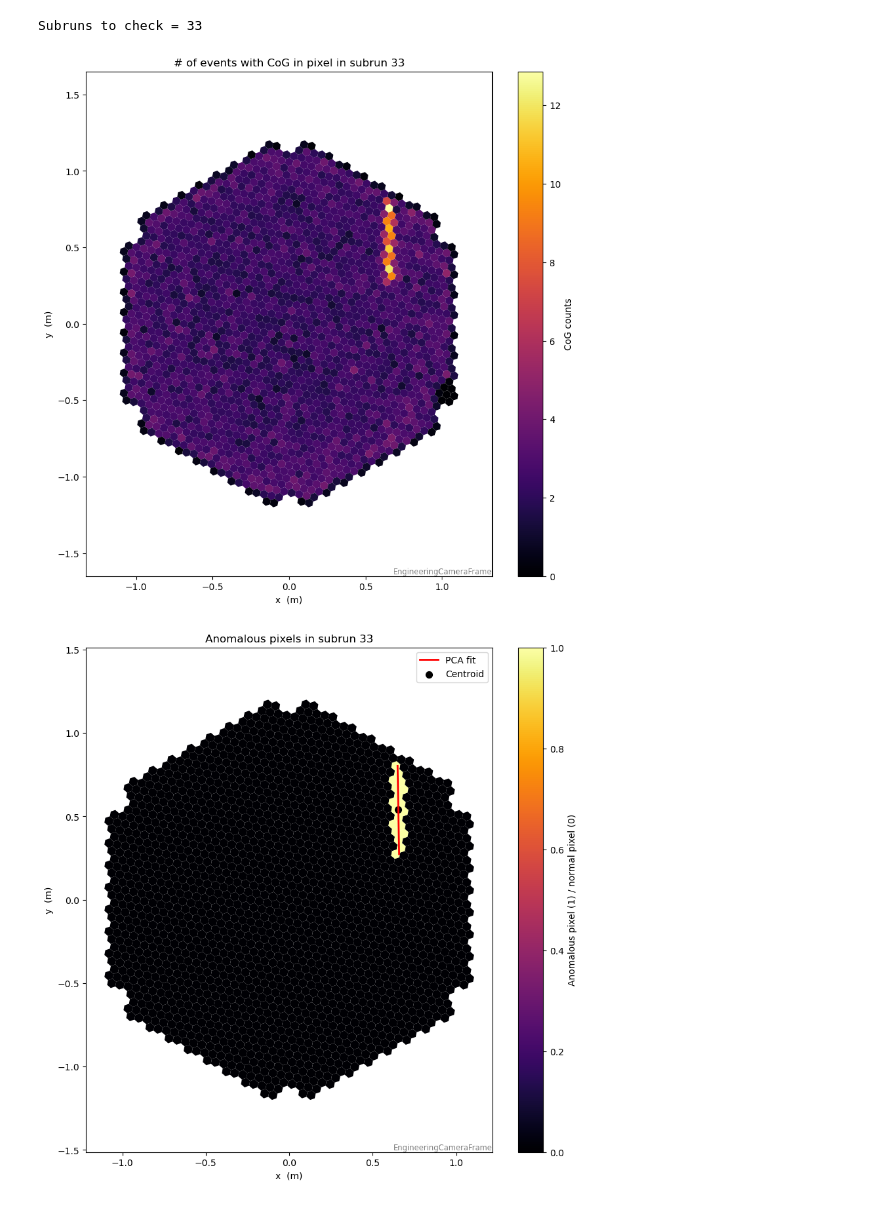
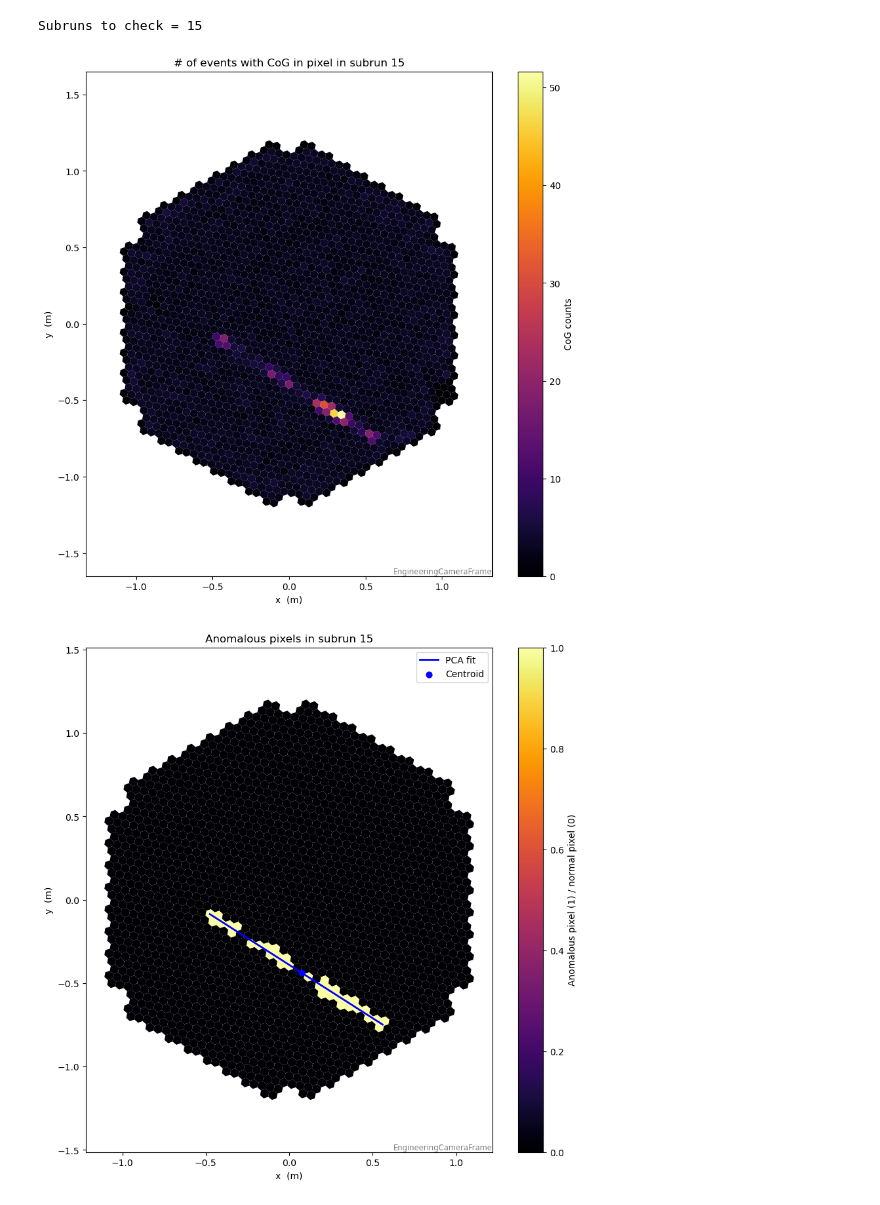
Before and after one commit to andreaprogram/Search-for-anomalous-events-in-LST-1-observations, a Jupyter notebook: Notebooks/filters_results.ipynb, the cells around one changed output. Cells and saved outputs as stored; diff of their text form; code cells hidden in the pictures.

Commit message:
implementation of PCA
PCA working correctly for runs 20757, 20767, 20727 (plotting of the line included)

```diff
--- a/Notebooks/filters_results.ipynb
+++ b/Notebooks/filters_results.ipynb
@@ -63,7 +63,7 @@ def robust_fitt(x, y, z_thresh=3.5):
             "intercept": intercept, "u_intercept": u_intercept,
             "good_points": good_points, "good_mask": good_masks, "valid": valid, "R2": R2}
 
-run_id = 20728
+run_id = 20767
 
 # READING RESULTS -------------------------------------------------------------------------------------------------------------------------------
 b = tables.open_file(r"/data/cta/users-ifae/summer_students/agl/checks_h5/checks_Run{run_id}.h5".format(run_id= run_id))
@@ -306,45 +284,42 @@ plt.show()
 plt.figure(figsize=(10, 10))
 camdisplay = CameraDisplay(
     camera_geom.transform_to(EngineeringCameraFrame()),
     title=f'Anomalous pixels in subrun {checks_3}',
     image=anomaly_image,
 )
 camdisplay.add_colorbar(label='Anomalous pixel (1) / normal pixel (0)')
 
 # Linear fit to check that indeed the path is linear, x=-y y=-x
 x_pixels = camera_geom.transform_to(EngineeringCameraFrame()).pix_x[mask_3[checks_3]].value  # .value to remove the units in the array, we need to transf to eng. camera frame to plot it correctly
 y_pixels = camera_geom.transform_to(EngineeringCameraFrame()).pix_y[mask_3[checks_3]].value
 
 m_pixels = np.column_stack((x_pixels, y_pixels)) #matrix of the shape columns: pixel, rows: x_pixel, y_pixel
 
 pca = PCA(n_components=1)
 pca.fit(m_pixels)
 
 centroid = pca.mean_
 direction_vector = pca.components_[0]
 
 ax = camdisplay.axes
-# Longitud de la recta que quieres dibujar
-t = np.linspace(min(y_pixels)-centroid[1], max(y_pixels)-centroid[1], 100)
 
-x_line = centroid[0] + t * direction_vector[0]
-y_line = centroid[1] + t * direction_vector[1]
+projection = (m_pixels - centroid) @ direction_vector # projection of the position of the pixels with respect to the centroid along the direction vector
 
-ax.plot(x_line, y_line, color="red", lw=2, label="PCA fit")
-ax.scatter(*centroid, color="black", s=50, label="Centroid")
-"""
-ax.plot(x_fit, pixels_fit["slope"]*x_fit + pixels_fit["intercept"],color='blue', label = f'Linear fit $y(x) = ({pixels_fit["slope"][0]:.4f} ± {pixels_fit["u_slope"][0]:.4f}) *x + ({pixels_fit["intercept"][0]:.4f} ± {pixels_fit["u_intercept"][0]:.4f})$, $R^2 = {pixels_fit["R2"][0]:.4f}$')
-ax.plot(x_fit, (pixels_fit["slope"] + pixels_fit["u_slope"])*x_fit + (pixels_fit["intercept"] + pixels_fit["u_intercept"]), '--', color='blue', alpha=0.6, label=f'$y(x) + u$')
-ax.plot(x_fit, (pixels_fit["slope"] - pixels_fit["u_slope"])*x_fit + (pixels_fit["intercept"] - pixels_fit["u_intercept"]), '--', color='blue', alpha=0.6, label=f'$y(x) - u$')
-"""
+t = np.linspace(projection.min(), projection.max(), 100) # drawing the line along the pixels used by the fit
+
+x_pca = centroid[0] + t * direction_vector[0]
+y_pca = centroid[1] + t * direction_vector[1]
+
+ax.plot(x_pca, y_pca, color="blue", lw=2, label="PCA fit")
+ax.scatter(*centroid, color="blue", s=40, label="Centroid")
+
 ax.legend()
 plt.show()
-
 
 # Trand to telescope
 # por pixel 0.1º = u ancho y alto respecto al centro. comparar desde el centro de cada pixel con el fit , a que sitancia esta y dividir por 0.05 N putnos 2 parametros libres
 # chi^2, regresion con PCA scikit learn. preseleccionar con zscore
 # %% [output]
-Subruns to check = 33
+Subruns to check = 15
-[figure, old version]
+[figure, new version]
-[figure, old version]
+[figure, new version]
```
Also changed, not shown: parts of 7 cells of this notebook.
